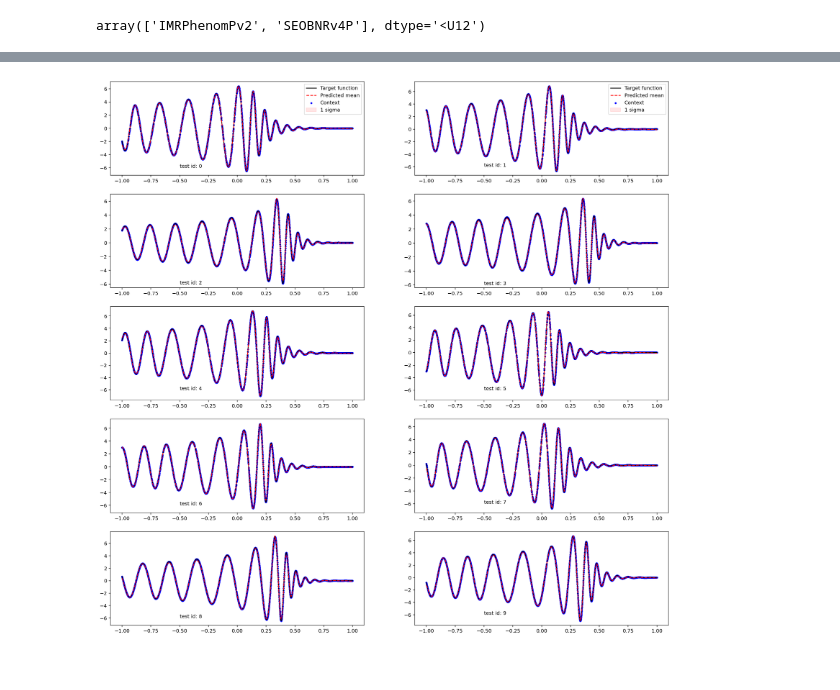
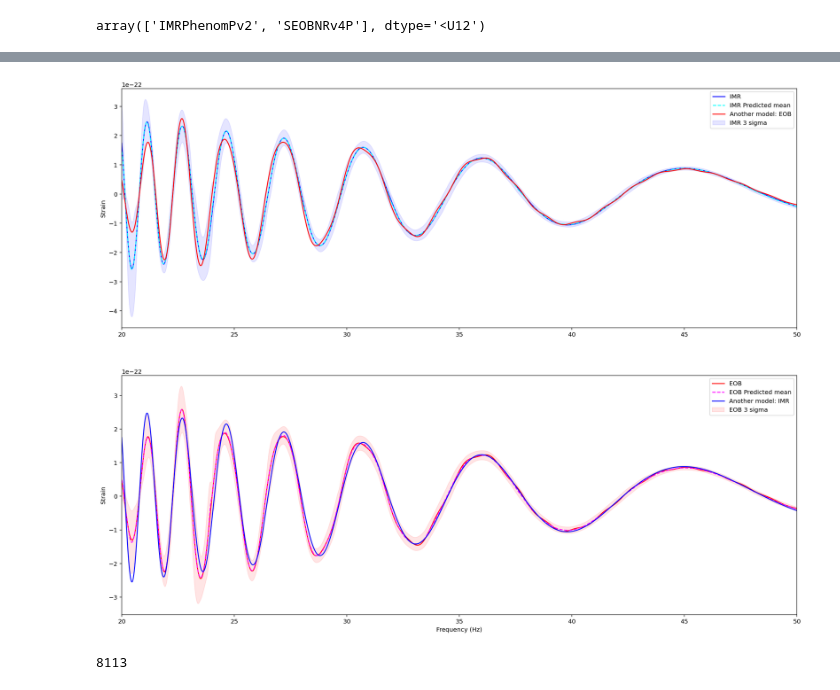
Before and after one commit to MarinerQ/npf_GWwaveform, a Jupyter notebook: gw/training/fd/IMRPv2EOBv4P_fd_convcnp.ipynb, the cells around one changed output, grey strips where cells are left out. Drawn from its saved outputs; the diff is of its cells as text; code cells hidden in the pictures.

```diff
--- a/gw/training/fd/IMRPv2EOBv4P_fd_convcnp.ipynb
+++ b/gw/training/fd/IMRPv2EOBv4P_fd_convcnp.ipynb
@@ -190,9 +176,9 @@ gw_test_dataset.waveform_models
 # %% [output]
 array(['IMRPhenomPv2', 'SEOBNRv4P'], dtype='<U12')
 # %%
-look_approx = 'IMRPhenomPv2'
+#look_approx = 'IMRPhenomPv2'
 look_index = 2
-
+chirp_mass_look = gw_test_dataset.source_parameters['chirp_mass'][look_index]
 
 x_test_imr, y_test_imr = gw_test_dataset.get_specific_model(look_index, 'IMRPhenomPv2')
 x_test_eob, y_test_eob = gw_test_dataset.get_specific_model(look_index, 'SEOBNRv4P')
@@ -218,6 +212,22 @@ mean_imr, std_imr = gwutils.get_predictions(model_pv2v4p, x_test_context_imr.uns
                                     x_test_target_imr.unsqueeze(0), nsample)
 mean_eob, std_eob = gwutils.get_predictions(model_pv2v4p, x_test_context_eob.unsqueeze(0), y_test_context_eob.unsqueeze(0),
                                     x_test_target_eob.unsqueeze(0), nsample)
+# %%
+real_freq_test_imr, real_amp_test_imr = gwutils.unscale_scaled_fdwaveforms(x_test_target_imr_unsc, [y_test_target_imr_unsc], chirp_mass_look)
+real_freq_test_imr, real_mean_test_imr = gwutils.unscale_scaled_fdwaveforms(x_test_target_imr_unsc, [mean_imr], chirp_mass_look)
+real_freq_test_imr, real_std_test_imr = gwutils.unscale_scaled_fdwaveforms(x_test_target_imr_unsc, [std_imr], chirp_mass_look)
+
+
+real_freq_test_eob, real_amp_test_eob = gwutils.unscale_scaled_fdwaveforms(x_test_target_eob_unsc, [y_test_target_eob_unsc], chirp_mass_look)
+real_freq_test_eob, real_mean_test_eob = gwutils.unscale_scaled_fdwaveforms(x_test_target_eob_unsc, [mean_eob], chirp_mass_look)
+real_freq_test_eob, real_std_test_eob = gwutils.unscale_scaled_fdwaveforms(x_test_target_eob_unsc, [std_eob], chirp_mass_look)
+
+real_amp_test_imr = real_amp_test_imr[0]
+real_mean_test_imr = real_mean_test_imr[0]
+real_std_test_imr = real_std_test_imr[0]
+real_amp_test_eob = real_amp_test_eob[0]
+real_mean_test_eob = real_mean_test_eob[0]
+real_std_test_eob = real_std_test_eob[0]
 # %%
 plt.figure(figsize=(20,16))
 plt.subplot(3,1,1)
@@ -277,4 +256,32 @@ def test_plots(dataset, model, testnum=10, subplotshape=(5,2), figsize=(20,20) )
-# %%
-test_plots(dataset=gw_test_datasets[f'{train_label}'], model=model_pv2v4p_7d)
-# %% [output]
-[figure, removed]
+# %%
+plt.figure(figsize=(20,16))
+xlim_low=20
+xlim_high=50
+nsigma = 3
+
+plt.subplot(2,1,1)
+plt.plot(real_freq_test_imr, real_amp_test_imr, label='IMR', color='b')
+plt.plot(real_freq_test_imr, real_mean_test_imr, label='IMR Predicted mean', color='cyan',linestyle='--')
+plt.fill_between(x=real_freq_test_imr, y1=real_mean_test_imr-nsigma*real_std_test_imr, y2=real_mean_test_imr+nsigma*real_std_test_imr,
+                 label=f'IMR {nsigma} sigma', alpha=0.1, color='b')
+plt.plot(real_freq_test_eob, real_amp_test_eob, label='Another model: EOB', color='r',linestyle='-')
+plt.legend()
+plt.xlim(xlim_low,xlim_high)
+plt.ylabel('Strain')
+
+
+
+plt.subplot(2,1,2)
+plt.plot(real_freq_test_eob, real_amp_test_eob, label='EOB', color='r')
+plt.plot(real_freq_test_eob, real_mean_test_eob, label='EOB Predicted mean', color='magenta',linestyle='--')
+plt.fill_between(x=real_freq_test_eob, y1=real_mean_test_eob-nsigma*real_std_test_eob, y2=real_mean_test_eob+nsigma*real_std_test_eob,
+                 label=f'EOB {nsigma} sigma', alpha=0.1, color='r')
+plt.plot(real_freq_test_imr, real_amp_test_imr, label='Another model: IMR', color='b',linestyle='-')
+plt.legend()
+plt.xlim(xlim_low,xlim_high)
+plt.xlabel('Frequency (Hz)')
+plt.ylabel('Strain')
+#plt.savefig('/home/qian.hu/neuron_process_waveform/test/trained_models/gp_reprod.png')
+plt.show()
+# %% [output]
+[figure, added]
@@ -280,0 +368,4 @@ test_plots(dataset=gw_test_datasets[f'{train_label}'], model=model_pv2v4p_7d)
+# %%
+len(freq_array)
+# %% [output]
+8113
```
Also changed, not shown: parts of 11 cells of this notebook, 6 other files.
